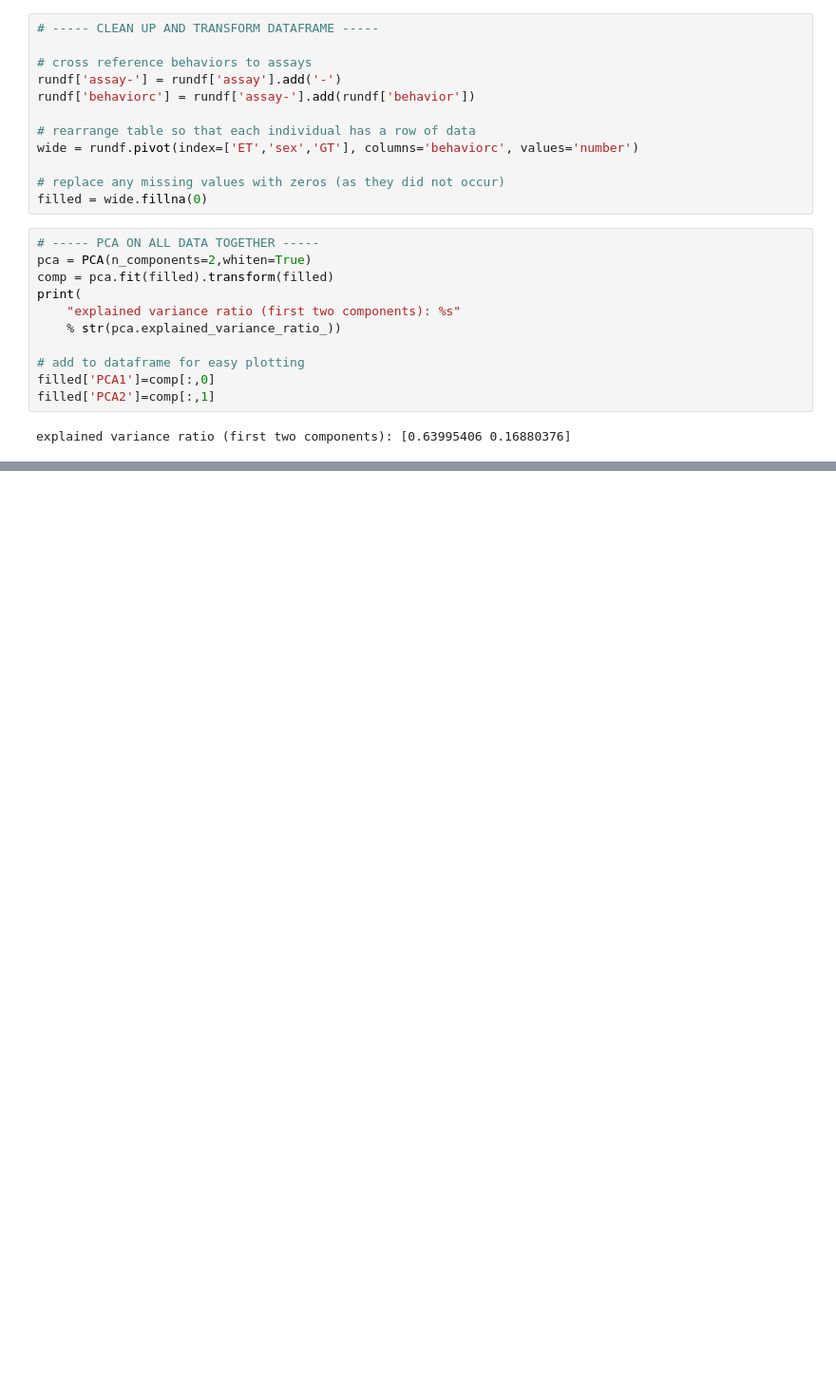
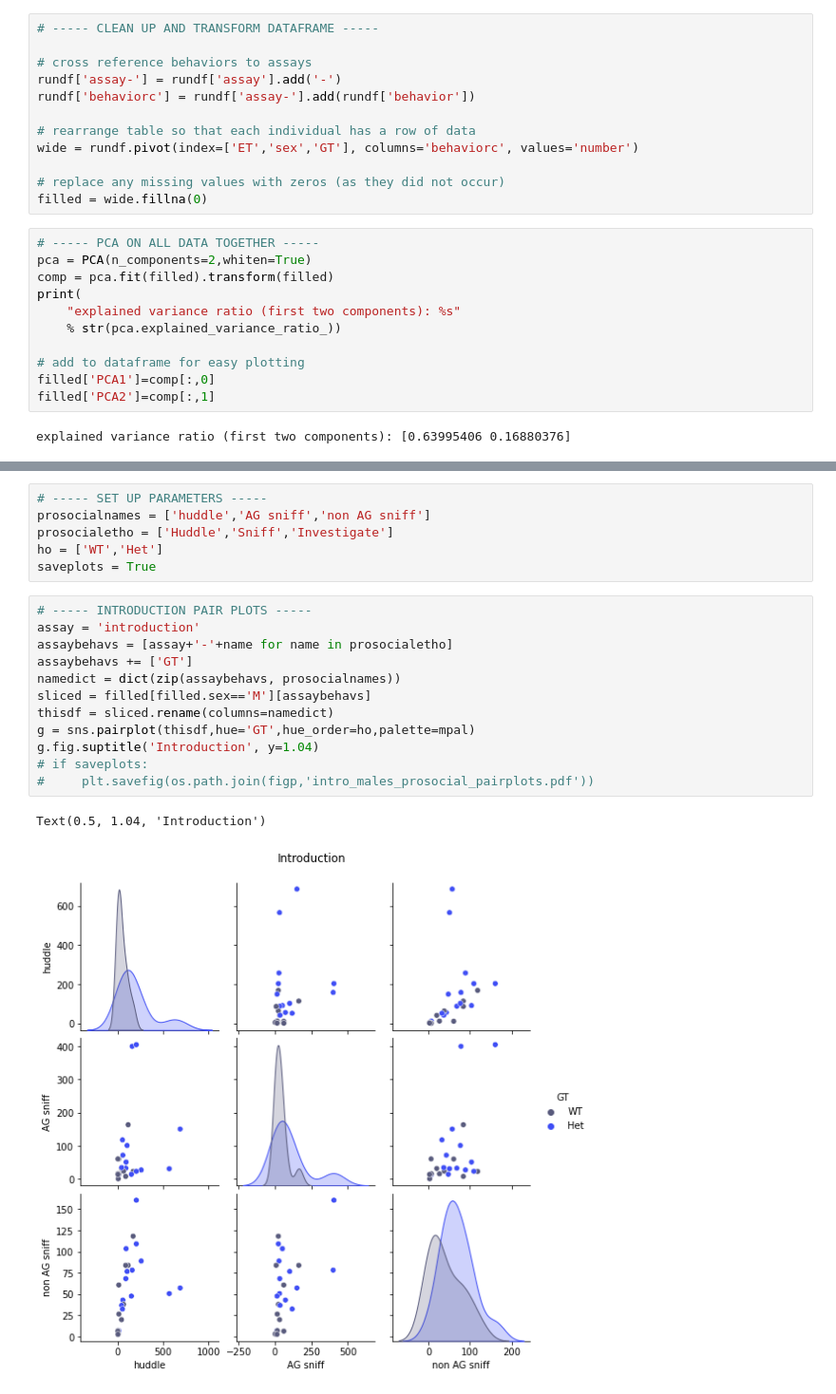
Before and after one commit to nhoglen/scn2a-paper-GWJSNH-code, a Jupyter notebook: scratch_longitudinal-analysis.ipynb, the cells around one changed output, grey strips where cells are left out. Shown at 95% size. Saved outputs shown, nothing was run; the diff lists cells and outputs as text; blank space fills up the shorter version.

```diff
--- a/scratch_longitudinal-analysis.ipynb
+++ b/scratch_longitudinal-analysis.ipynb
@@ -198,0 +191,21 @@ filled
+# %%
+# ----- SET UP PARAMETERS -----
+prosocialnames = ['huddle','AG sniff','non AG sniff']
+prosocialetho = ['Huddle','Sniff','Investigate']
+ho = ['WT','Het']
+saveplots = True
+# %%
+# ----- INTRODUCTION PAIR PLOTS -----
+assay = 'introduction'
+assaybehavs = [assay+'-'+name for name in prosocialetho]
+assaybehavs += ['GT']
+namedict = dict(zip(assaybehavs, prosocialnames))
+sliced = filled[filled.sex=='M'][assaybehavs]
+thisdf = sliced.rename(columns=namedict)
+g = sns.pairplot(thisdf,hue='GT',hue_order=ho,palette=mpal)
+g.fig.suptitle('Introduction', y=1.04)
+# if saveplots:
+#     plt.savefig(os.path.join(figp,'intro_males_prosocial_pairplots.pdf'))
+# %% [output]
+Text(0.5, 1.04, 'Introduction')
+[figure, added]
```
Also changed, not shown: parts of 10 cells of this notebook, 3 other files.
